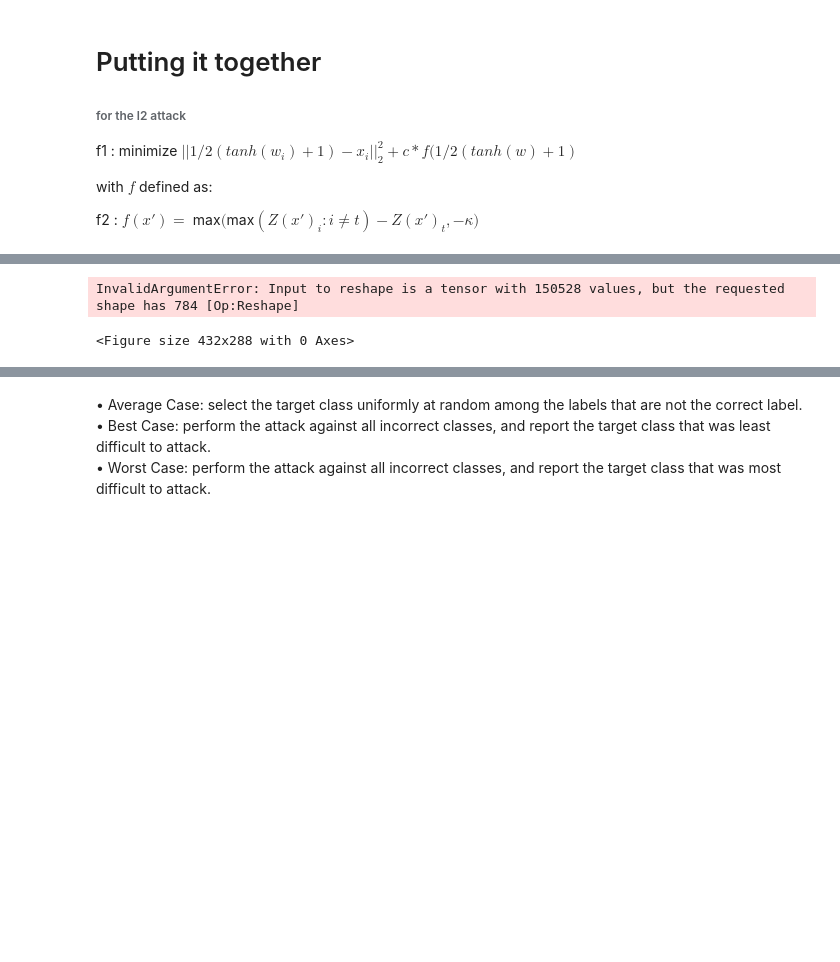
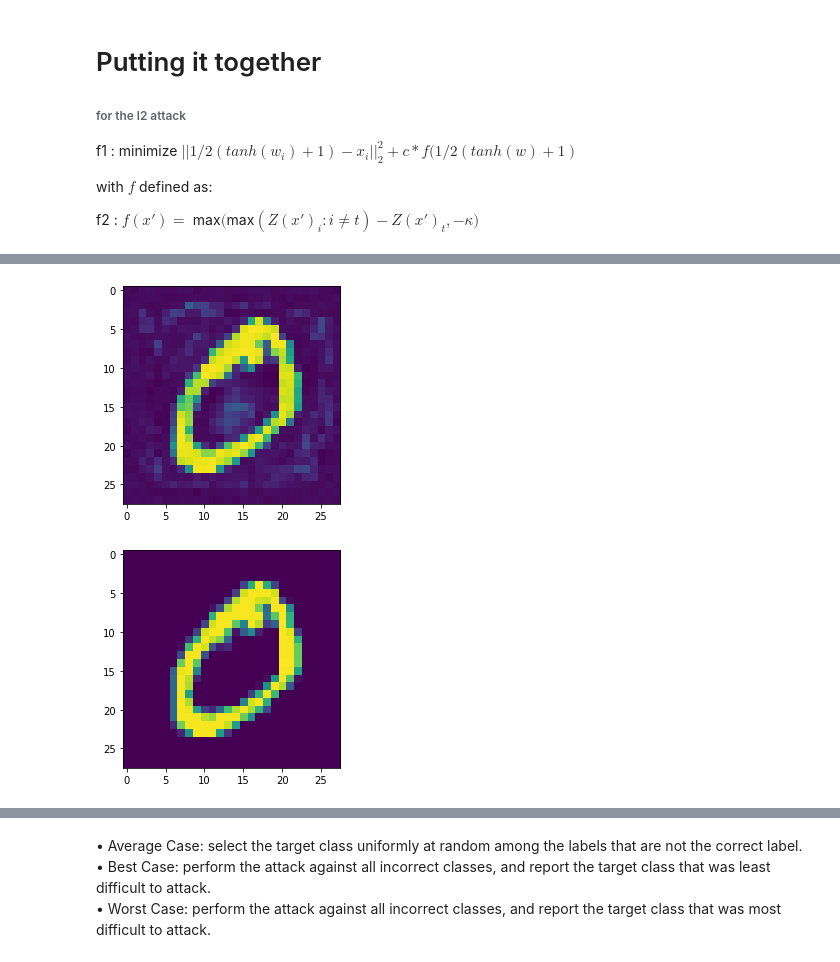
Before and after one commit to FlorianMerkle/network-pruning-and-robustness, a Jupyter notebook: Adversarial/c&w l2.ipynb, the cells around one changed output, grey strips where cells are left out. Cells and saved outputs as stored; diff of their text form; code cells hidden in the pictures; blank space fills up the shorter version.

```diff
--- a/Adversarial/c&w l2.ipynb
+++ b/Adversarial/c&w l2.ipynb
@@ -186,10 +228,13 @@ NameError: name 'model' is not defined
 # %%
+plt.figure()
+plt.imshow(tf.reshape(adv_image, (28,28)))
+plt.show()
 plt.figure()
 plt.imshow(tf.reshape(x, (28,28)))
 plt.show()
 # %% [output]
-InvalidArgumentError: Input to reshape is a tensor with 150528 values, but the requested shape has 784 [Op:Reshape]
-<Figure size 432x288 with 0 Axes>
+[figure, added]
+[figure, added]
 # %%
 w = tf.Variable(initial_value=tf.zeros(x.shape))
 x = tf.convert_to_tensor(tf.expand_dims(x_train[3], axis=0), tf.float32)
```
Also changed, not shown: parts of 10 cells of this notebook, 14 other files.
